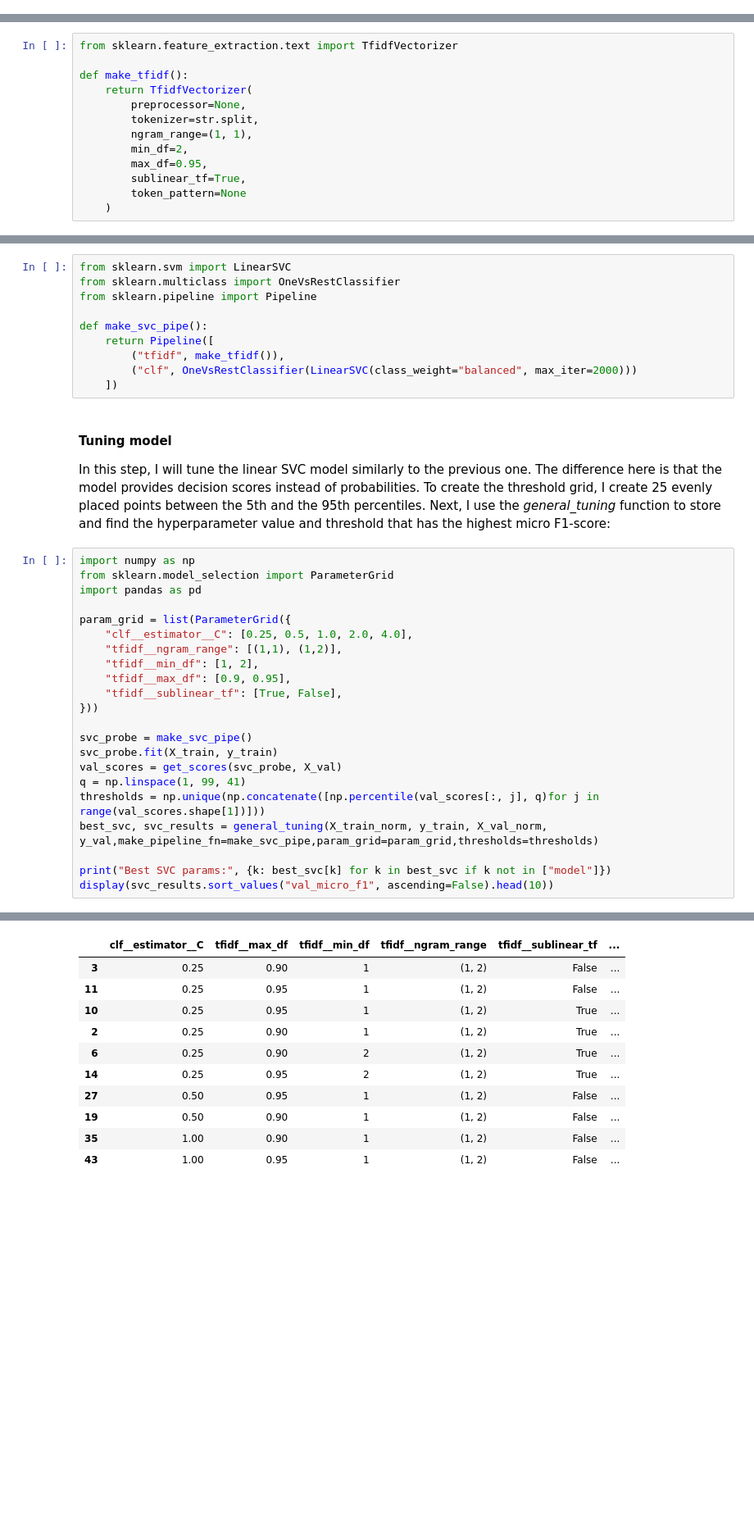
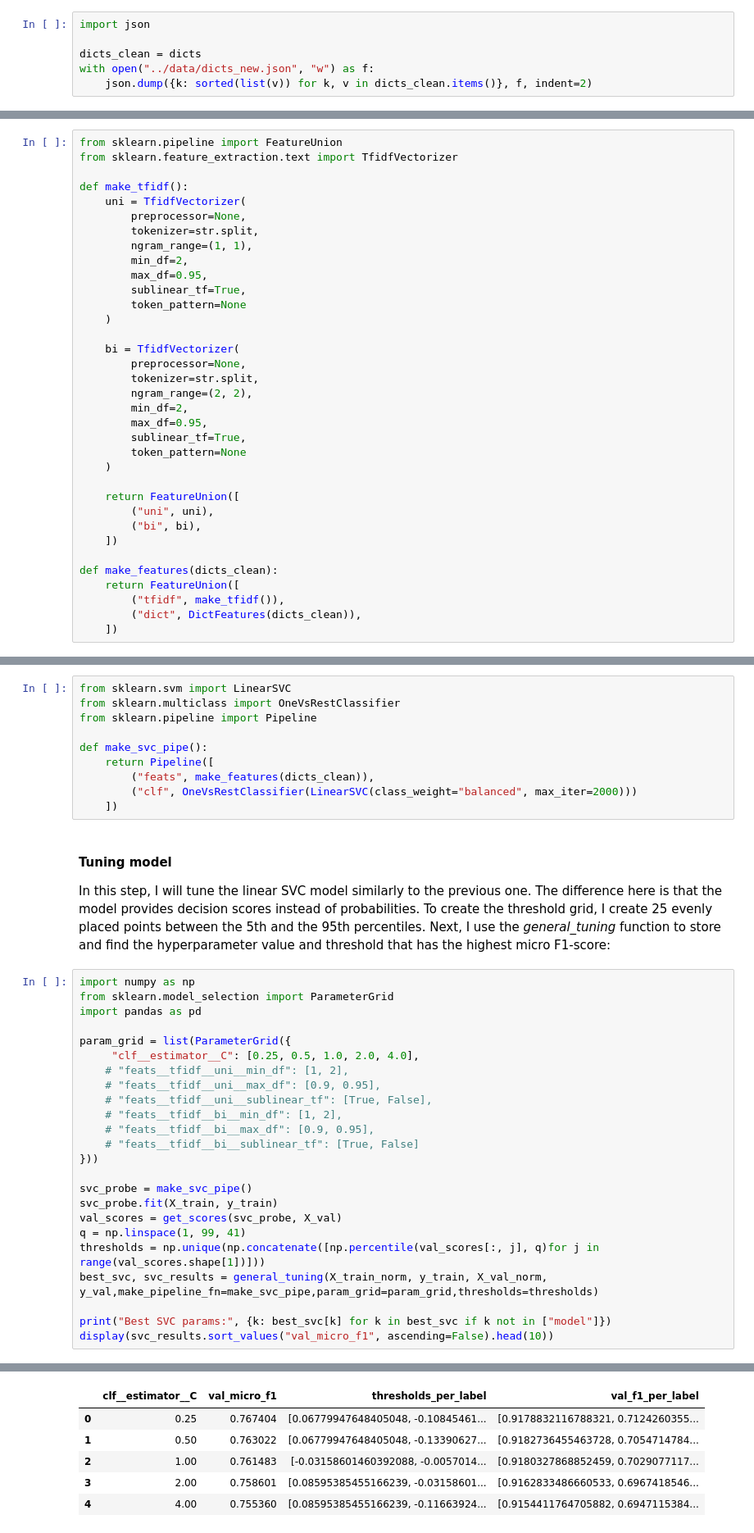
Before and after one commit to KaterinaSSlavova/Crisis-Help-Classification, a Jupyter notebook: Notebooks/03_modeling_baselines.ipynb, the cells around one changed output, grey strips where cells are left out. Shown at 82% size. Drawn from its saved outputs; the diff is of its cells as text; blank space fills up the shorter version.

```diff
--- a/Notebooks/03_modeling_baselines.ipynb
+++ b/Notebooks/03_modeling_baselines.ipynb
@@ -31,0 +218,6 @@ X_test_norm  = X_test.map(preprocess_text)
+# %%
+import json
+
+dicts_clean = dicts
+with open("../data/dicts_new.json", "w") as f:
+    json.dump({k: sorted(list(v)) for k, v in dicts_clean.items()}, f, indent=2)
@@ -33,10 +254,11 @@ X_test_norm  = X_test.map(preprocess_text)
 ## Setting TF-IDF
 In this step, I create a TF-IDF vectorizer configuration function to create a new vectorizer for each model. The TF-IDF vectorizer is used to measure how important a token is - tokens that are frequent in a message but not that frequent across the whole dataset, will be assigned with higher weights. Before tokenization and weighting, the text message is normalized by the `preprocess_text` function to ensure the consistency of the input format and reduce noise - the text is lowercased; URLs, emails, user mentions, hashtags and numbers are replaced with fixed placeholder tokens; extra white spaces are removed and spaCy lemmatization is applied to reduce the words to their base or dictionary form. After that, the text is tokenized by splitting on white spaces. The *ngram_range* uses both unigrams(single words) and bigrams(pair of 2 words) to capture short phrases, which might carry important information. Lasty, *min_df* and *max_df* are used to exclude very rare and too common tokens in order to reduce noise and improve generalization.
 # %%
+from sklearn.pipeline import FeatureUnion
 from sklearn.feature_extraction.text import TfidfVectorizer
 
 def make_tfidf():
-    return TfidfVectorizer(
+    uni = TfidfVectorizer(
         preprocessor=None,
         tokenizer=str.split,
         ngram_range=(1, 1),
@@ -45,6 +267,27 @@ def make_tfidf():
         sublinear_tf=True,
         token_pattern=None
     )
+
+    bi = TfidfVectorizer(
+        preprocessor=None,
+        tokenizer=str.split,
+        ngram_range=(2, 2),
+        min_df=2,
+        max_df=0.95,
+        sublinear_tf=True,
+        token_pattern=None
+    )
+
+    return FeatureUnion([
+        ("uni", uni),
+        ("bi", bi),
+    ])
+
+def make_features(dicts_clean):
+    return FeatureUnion([
+        ("tfidf", make_tfidf()),
+        ("dict", DictFeatures(dicts_clean)),
+    ])
 # %% [markdown]
 ## Get model scores
 Different models score their predictions in different ways - some give probabilities in the range 0-1, while others base their decisions on negative and positive scores. In this notebook I implement both types of models, which is why the function below checks which scoring method the model supports and returns the correct score matrix. These scores are later compared to a chosen threshold and converted into the final binary multi-label predictions:
@@ -229,7 +475,7 @@ from sklearn.pipeline import Pipeline
 
 def make_svc_pipe():
     return Pipeline([
-        ("tfidf", make_tfidf()),
+        ("feats", make_features(dicts_clean)),
         ("clf", OneVsRestClassifier(LinearSVC(class_weight="balanced", max_iter=2000)))
     ])
 # %% [markdown]
@@ -241,11 +487,13 @@ from sklearn.model_selection import ParameterGrid
 import pandas as pd
 
 param_grid = list(ParameterGrid({
-    "clf__estimator__C": [0.25, 0.5, 1.0, 2.0, 4.0],
-    "tfidf__ngram_range": [(1,1), (1,2)],
-    "tfidf__min_df": [1, 2],
-    "tfidf__max_df": [0.9, 0.95],
-    "tfidf__sublinear_tf": [True, False],
+     "clf__estimator__C": [0.25, 0.5, 1.0, 2.0, 4.0],
+    # "feats__tfidf__uni__min_df": [1, 2],
+    # "feats__tfidf__uni__max_df": [0.9, 0.95],
+    # "feats__tfidf__uni__sublinear_tf": [True, False],
+    # "feats__tfidf__bi__min_df": [1, 2],
+    # "feats__tfidf__bi__max_df": [0.9, 0.95],
+    # "feats__tfidf__bi__sublinear_tf": [True, False]
 }))
 
 svc_probe = make_svc_pipe()
@@ -262,14 +510,9 @@ Best SVC params: {'clf__estimator__C': 0.25, 'tfidf__max_df': 0.9, 'tfidf__min_d
-|  | clf__estimator__C | tfidf__max_df | tfidf__min_df | tfidf__ngram_range | tfidf__sublinear_tf | ... |
-| 3 | 0.25 | 0.90 | 1 | (1, 2) | False | ... |
-| 11 | 0.25 | 0.95 | 1 | (1, 2) | False | ... |
-| 10 | 0.25 | 0.95 | 1 | (1, 2) | True | ... |
-| 2 | 0.25 | 0.90 | 1 | (1, 2) | True | ... |
-| 6 | 0.25 | 0.90 | 2 | (1, 2) | True | ... |
-| 14 | 0.25 | 0.95 | 2 | (1, 2) | True | ... |
-| 27 | 0.50 | 0.95 | 1 | (1, 2) | False | ... |
-| 19 | 0.50 | 0.90 | 1 | (1, 2) | False | ... |
-| 35 | 1.00 | 0.90 | 1 | (1, 2) | False | ... |
-| 43 | 1.00 | 0.95 | 1 | (1, 2) | False | ... |
+|  | clf__estimator__C | val_micro_f1 | thresholds_per_label | val_f1_per_label |
+| 0 | 0.25 | 0.767404 | [0.06779947648405048, -0.10845461... | [0.9178832116788321, 0.7124260355... |
+| 1 | 0.50 | 0.763022 | [0.06779947648405048, -0.13390627... | [0.9182736455463728, 0.7054714784... |
+| 2 | 1.00 | 0.761483 | [-0.03158601460392088, -0.0057014... | [0.9180327868852459, 0.7029077117... |
+| 3 | 2.00 | 0.758601 | [0.08595385455166239, -0.03158601... | [0.9162833486660533, 0.6967418546... |
+| 4 | 4.00 | 0.755360 | [0.08595385455166239, -0.11663924... | [0.9154411764705882, 0.6947115384... |
 # %% [markdown]
 As we can see from above, the model score the highest micro F1-score with smaller regularization and a threshold of approximately 0.078. The results show that this model needs stronger regularization to perform better. Additionally, the threshold value looks small, just because the model does not output probabilities.
 # %% [markdown]
```
Also changed, not shown: parts of 33 cells of this notebook, 6 other files.
